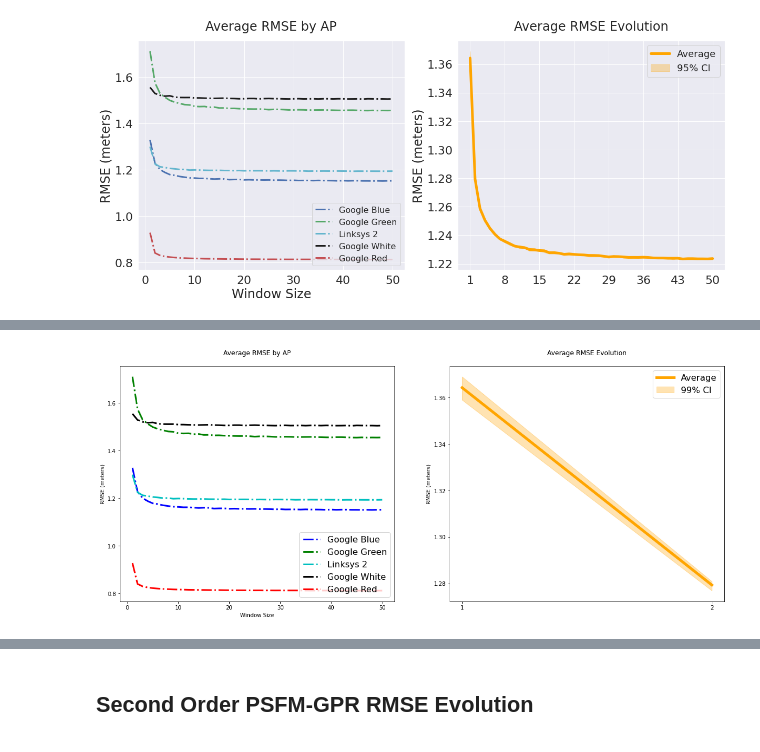
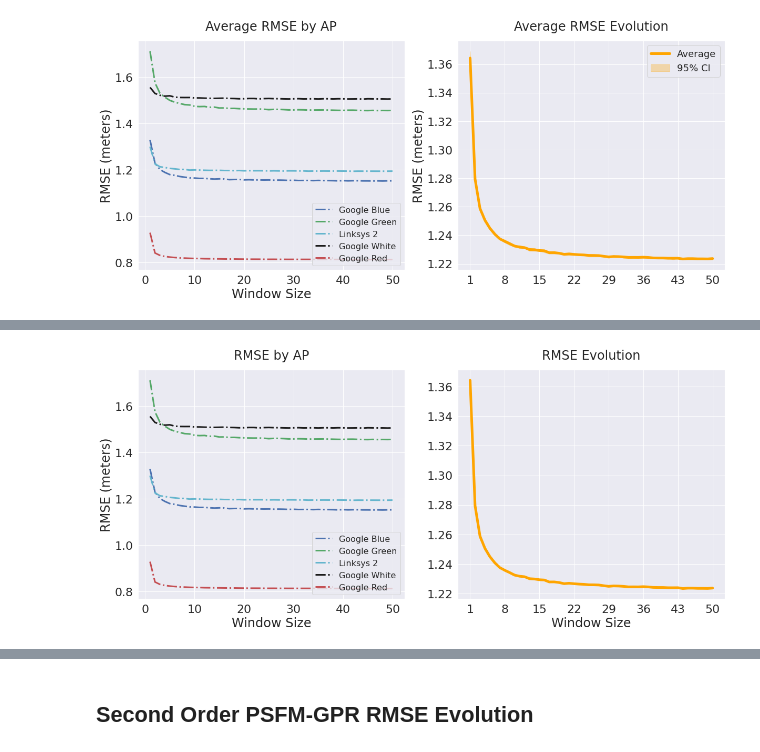
Before and after one commit to carlogattuso/Indoor_Positioning_RTT_GPR, a Jupyter notebook: src/psfm-gpr-analysis-averaged-scale.ipynb, the cells around one changed output, grey strips where cells are left out. Drawn from its saved outputs; the diff is of its cells as text; code cells hidden in the pictures.

Commit message:
Sample Averaging Graph Fixed

```diff
--- a/src/psfm-gpr-analysis-averaged-scale.ipynb
+++ b/src/psfm-gpr-analysis-averaged-scale.ipynb
@@ -1151,40 +1065,33 @@ data.head()
-# %%
-fig, (ax1,ax2) = plt.subplots(1, 2, figsize = (20, 8))
-
-ax1.set_ylabel("RMSE (meters)")
-ax1.set_title("Average RMSE by AP", pad=20)
-
-ax1.plot(np.arange(n_factor)+1,rmse_evo_psfm_interval_ap.T[0,0], '-.',color='b',linewidth=3,label="Google Blue")
-
-ax1.plot(np.arange(n_factor)+1,rmse_evo_psfm_interval_ap.T[0,1], '-.',color='g',linewidth=3,label="Google Green")
-
-ax1.plot(np.arange(n_factor)+1,rmse_evo_psfm_interval_ap.T[0,2], '-.',color='c',linewidth=3,label="Linksys 2")
-
-ax1.plot(np.arange(n_factor)+1,rmse_evo_psfm_interval_ap.T[0,3], '-.',color='k',linewidth=3,label="Google White")
-
-ax1.plot(np.arange(n_factor)+1,rmse_evo_psfm_interval_ap.T[0,4], '-.',color='r',linewidth=3,label="Google Red")
-
-ax1.set_xlabel("Window Size")
-
-ax1.legend(loc='lower right',prop={'size':16})
-
-ax2.set_ylabel("RMSE (meters)")
-ax2.set_title("Average RMSE Evolution", pad=20)
-
-ax2.plot(np.arange(2)+1,rmse_evo_psfm_interval.T[0,[0,1]],color='orange',linewidth=5,label="Average")
-
-ax2.fill_between(
-    np.arange(2)+1,
-    rmse_evo_psfm_interval.T[1,[0,1]].round(3),
-    rmse_evo_psfm_interval.T[2,[0,1]].round(3),
-    alpha=0.3,
-    label=r"99% CI",
-    color='orange'
-)
-
-ax2.xaxis.set_major_locator(matplotlib.ticker.FixedLocator([1,2]))
-ax2.legend(loc='upper right',prop={'size':16})
-
-plt.show()
-# %% [output]
-[figure, removed]
+# %%
+fig, (ax1,ax2) = plt.subplots(1, 2, figsize = (20, 8))
+
+ax1.set_ylabel("RMSE (meters)")
+ax1.set_title("RMSE by AP", pad=20)
+
+ax1.plot(np.arange(n_factor)+1,rmse_evo_psfm_interval_ap.T[0,0], '-.',color='b',linewidth=3,label="Google Blue")
+
+ax1.plot(np.arange(n_factor)+1,rmse_evo_psfm_interval_ap.T[0,1], '-.',color='g',linewidth=3,label="Google Green")
+
+ax1.plot(np.arange(n_factor)+1,rmse_evo_psfm_interval_ap.T[0,2], '-.',color='c',linewidth=3,label="Linksys 2")
+
+ax1.plot(np.arange(n_factor)+1,rmse_evo_psfm_interval_ap.T[0,3], '-.',color='k',linewidth=3,label="Google White")
+
+ax1.plot(np.arange(n_factor)+1,rmse_evo_psfm_interval_ap.T[0,4], '-.',color='r',linewidth=3,label="Google Red")
+
+ax1.set_xlabel("Window Size")
+
+ax1.legend(loc='lower right',prop={'size':16})
+
+ax2.set_title("RMSE Evolution", pad=20)
+
+ax2.plot(np.arange(50)+1,rmse_evo_psfm_interval.T[0],color='orange',linewidth=5,label="Average")
+
+ax2.xaxis.set_major_locator(matplotlib.ticker.FixedLocator(np.arange(0,n_factor,7)+1))
+
+sns.set(font_scale=2)
+
+ax2.set_xlabel("Window Size")
+
+plt.show()
+# %% [output]
+[figure, added]
```
Also changed, not shown: parts of 6 cells of this notebook.
